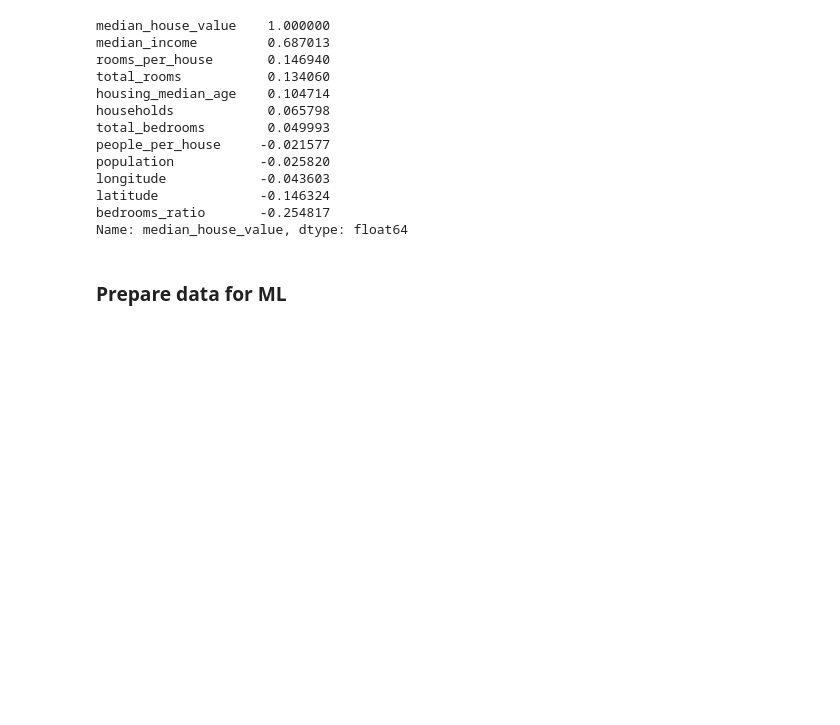
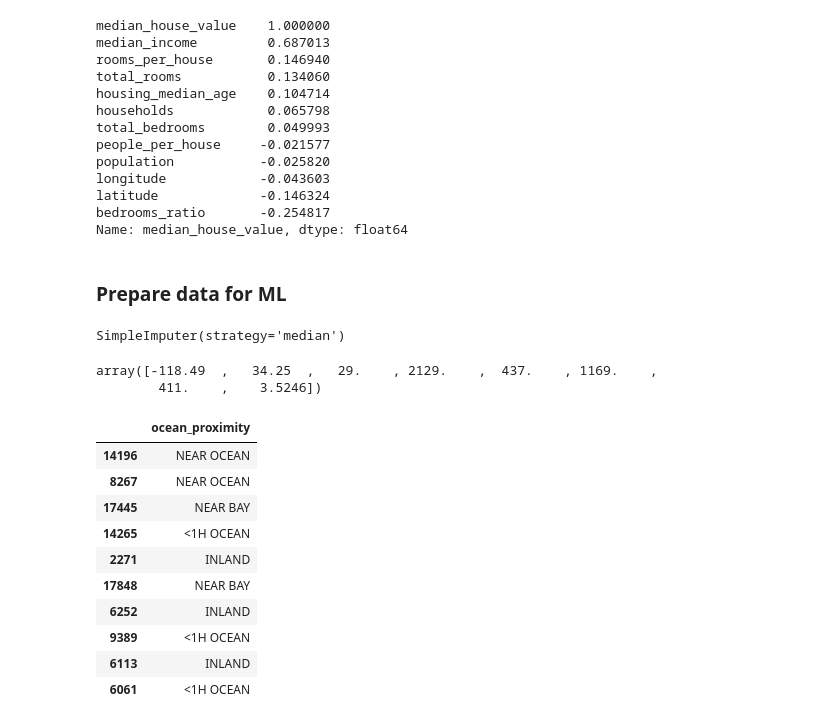
Before and after one commit to paulcarvalho/CA-housing-prices-ML, a Jupyter notebook: ca_housing_prices.ipynb, the cells around one changed output. Drawn from its saved outputs; the diff is of its cells as text; code cells hidden in the pictures; blank space fills up the shorter version.

```diff
--- a/ca_housing_prices.ipynb
+++ b/ca_housing_prices.ipynb
@@ -158,3 +161,16 @@ Name: median_house_value, dtype: float64
 # %%
 housing = train_set.drop('median_house_value', axis=1)
 housing_labels = train_set['median_house_value'].copy()
+# %%
+# Impute missing data
+
+imputer = SimpleImputer(strategy='median')
+housing_num = housing.select_dtypes(include=[np.number])
+imputer.fit(housing_num)
+# %% [output]
+SimpleImputer(strategy='median')
+# %%
+imputer.statistics_
+# %% [output]
+array([-118.49  ,   34.25  ,   29.    , 2129.    ,  437.    , 1169.    ,
+        411.    ,    3.5246])
@@ -160,0 +182,15 @@ housing_labels = train_set['median_house_value'].copy()
+# %%
+housing_cat = housing[['ocean_proximity']]
+housing_cat.head(10)
+# %% [output]
+|  | ocean_proximity |
+| 14196 | NEAR OCEAN |
+| 8267 | NEAR OCEAN |
+| 17445 | NEAR BAY |
+| 14265 | <1H OCEAN |
+| 2271 | INLAND |
+| 17848 | NEAR BAY |
+| 6252 | INLAND |
+| 9389 | <1H OCEAN |
+| 6113 | INLAND |
+| 6061 | <1H OCEAN |
```
Also changed, not shown: parts of 17 cells of this notebook.
